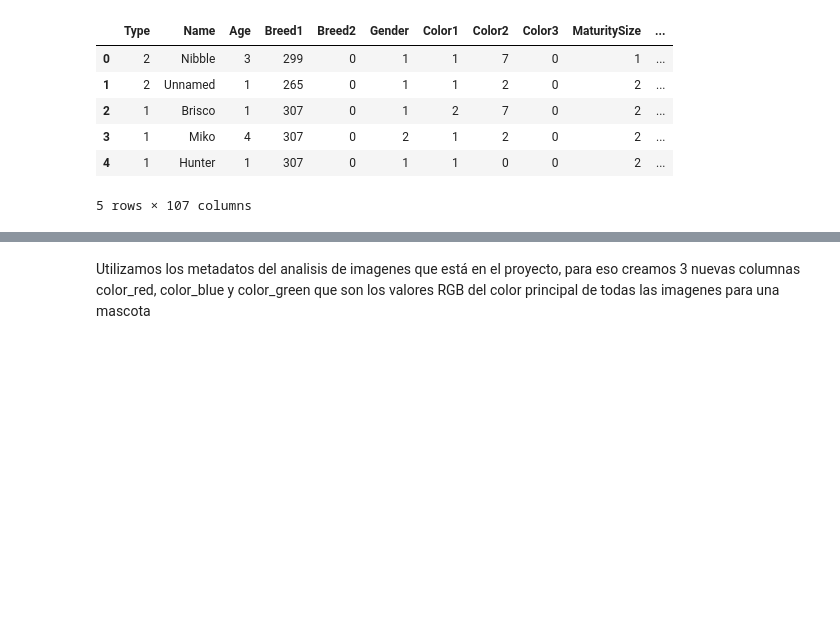
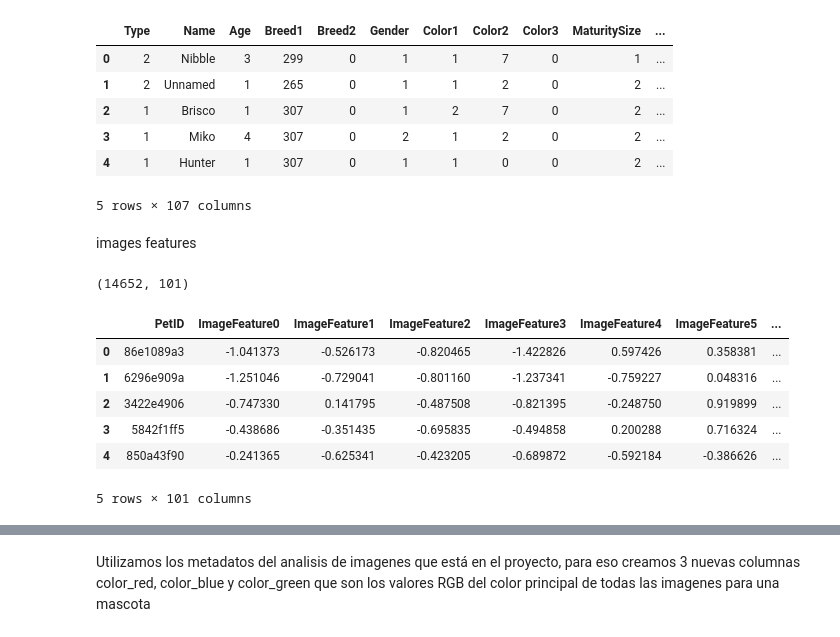
Before and after one commit to fedegonzalezit/pet-finder-grupo-13, a Jupyter notebook: tp.ipynb, the cells around one changed output, grey strips where cells are left out. Cells and saved outputs as stored; diff of their text form; code cells hidden in the pictures; blank space fills up the shorter version.

```diff
--- a/tp.ipynb
+++ b/tp.ipynb
@@ -589,3 +719,19 @@ dataset.head()
 | 3 | 1 | Miko | 4 | 307 | 0 | 2 | 1 | 2 | 0 | 2 | ... |
 | 4 | 1 | Hunter | 1 | 307 | 0 | 1 | 1 | 0 | 0 | 2 | ... |
 5 rows × 107 columns
+# %% [markdown]
+images features
+# %%
+IMAGES_FEATURES_PATH = os.path.join(BASE_DIR, "train/train_reduced_features.csv")
+train_features_images_df = pd.read_csv(IMAGES_FEATURES_PATH)
+print(train_features_images_df.shape)
+train_features_images_df.head()
+# %% [output]
+(14652, 101)
+|  | PetID | ImageFeature0 | ImageFeature1 | ImageFeature2 | ImageFeature3 | ImageFeature4 | ImageFeature5 | ... |
+| 0 | 86e1089a3 | -1.041373 | -0.526173 | -0.820465 | -1.422826 | 0.597426 | 0.358381 | ... |
+| 1 | 6296e909a | -1.251046 | -0.729041 | -0.801160 | -1.237341 | -0.759227 | 0.048316 | ... |
+| 2 | 3422e4906 | -0.747330 | 0.141795 | -0.487508 | -0.821395 | -0.248750 | 0.919899 | ... |
+| 3 | 5842f1ff5 | -0.438686 | -0.351435 | -0.695835 | -0.494858 | 0.200288 | 0.716324 | ... |
+| 4 | 850a43f90 | -0.241365 | -0.625341 | -0.423205 | -0.689872 | -0.592184 | -0.386626 | ... |
+5 rows × 101 columns
```
Also changed, not shown: parts of 50 cells of this notebook, 2 other files.
